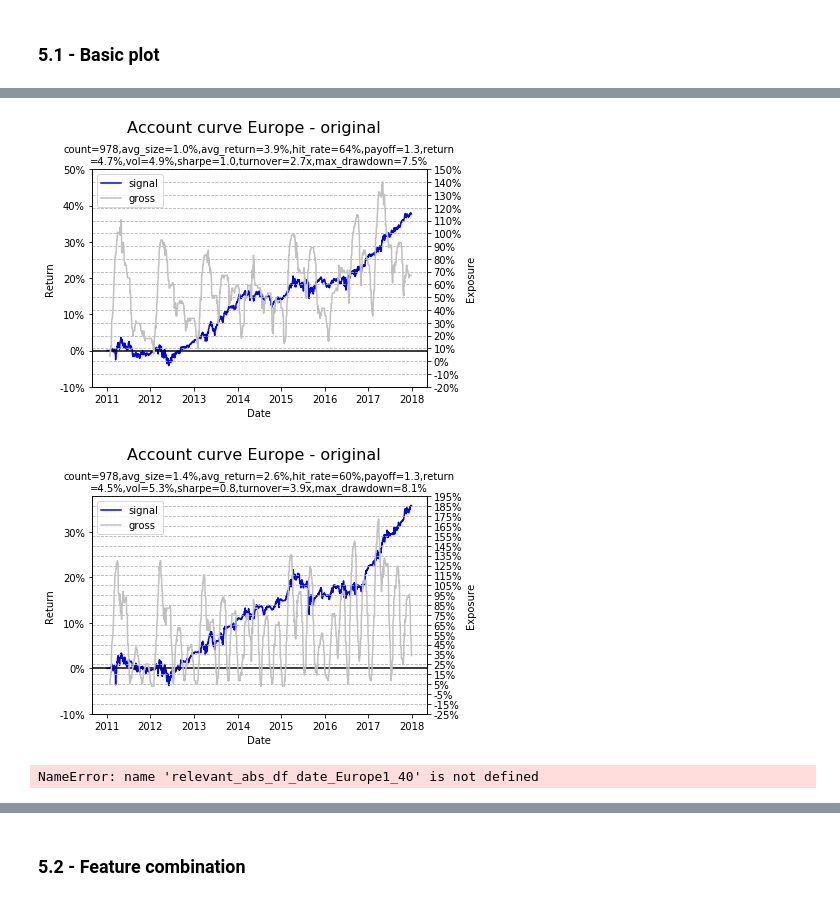
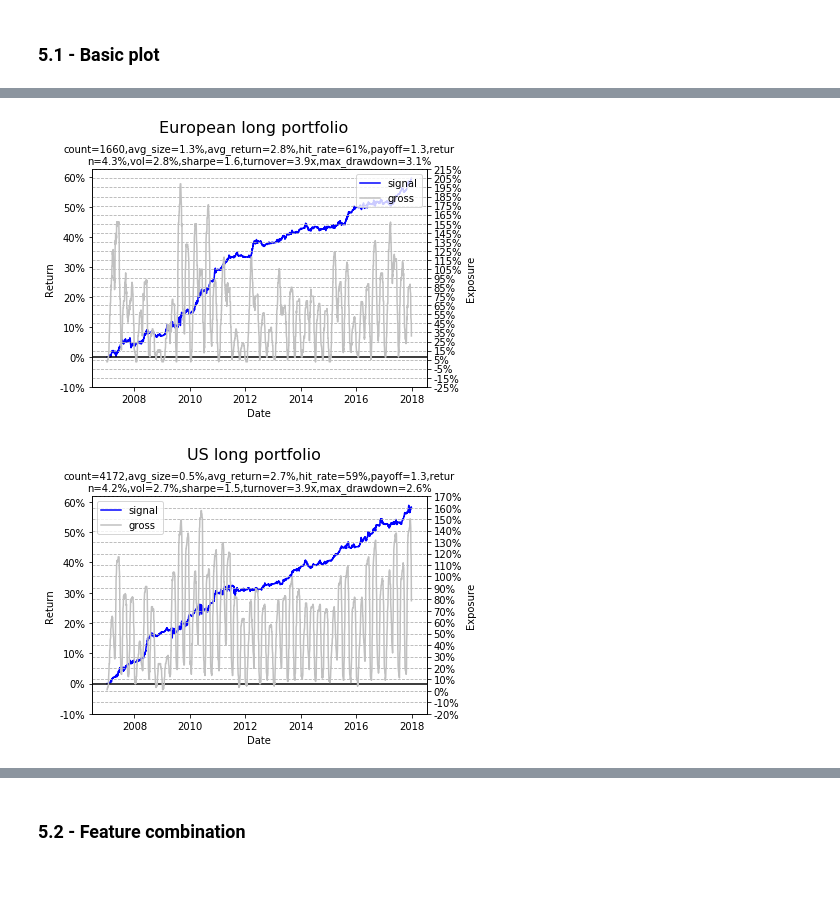
Before and after one commit to zliyclh/post_result, a Jupyter notebook: Signal 1.ipynb, the cells around one changed output, grey strips where cells are left out. Cells and saved outputs as stored; diff of their text form; code cells hidden in the pictures.

```diff
--- a/Signal 1.ipynb
+++ b/Signal 1.ipynb
@@ -1576,15 +1686,10 @@ plot_account_curve(test_global,
 # %%
-plot_account_curve(signal1_account(training_abs_Europe1_60,30,30,data_dict_Europe["Volume"],data_dict_Europe["Date"],0.1),
-                   "Date","Account curve Europe - original",[6,4])
+plot_account_curve(signal1_account(signal1_rel_df_date_Europe1_40,30,50,data_dict_Europe["Volume"],data_dict_Europe["Date"],0.1),
+                   "Date","European long portfolio",[6,4])
 # %% [output]
-[figure, old version]
+[figure, new version]
 # %%
-plot_account_curve(signal1_account(training_abs_Europe1_40,30,30,data_dict_Europe["Volume"],data_dict_Europe["Date"],0.1),
-                   "Date","Account curve Europe - original",[6,4])
+plot_account_curve(signal1_account(signal1_rel_df_date_US1_40,30,50,data_dict_US["Volume"],data_dict_US["Date"],0.1),
+                   "Date","US long portfolio",[6,4])
 # %% [output]
-[figure, old version]
+[figure, new version]
-# %%
-plot_account_curve(signal1_account(relevant_abs_df_date_Europe1_40,30,30,data_dict_Europe["Volume"],data_dict_Europe["Date"],0.1),
-                   "Date","Account curve Europe relative - original",[6,4])
-# %% [output]
-NameError: name 'relevant_abs_df_date_Europe1_40' is not defined
```
Also changed, not shown: parts of 75 cells of this notebook.
